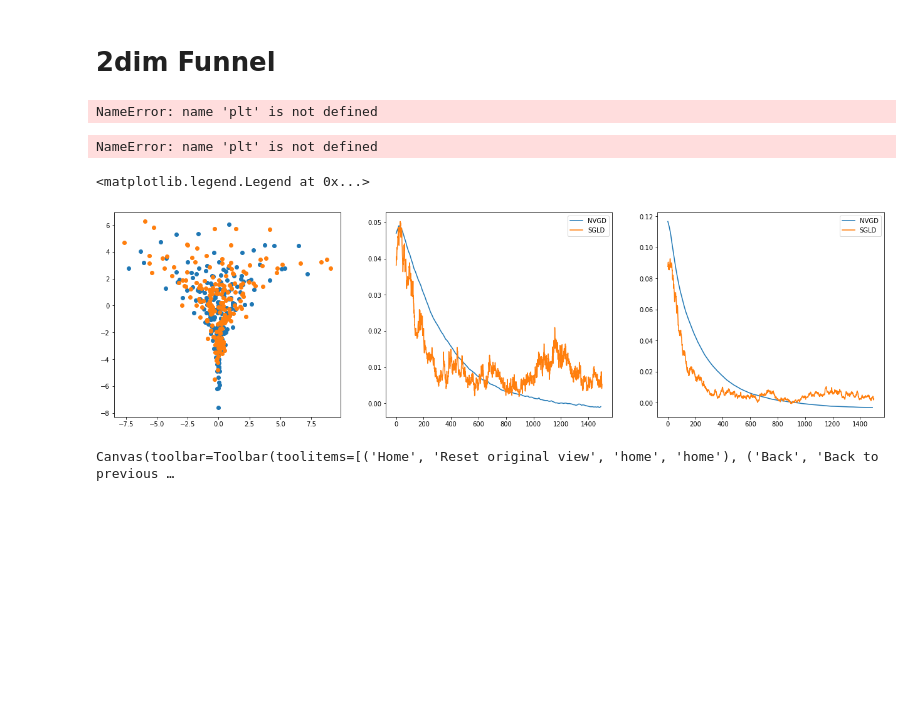
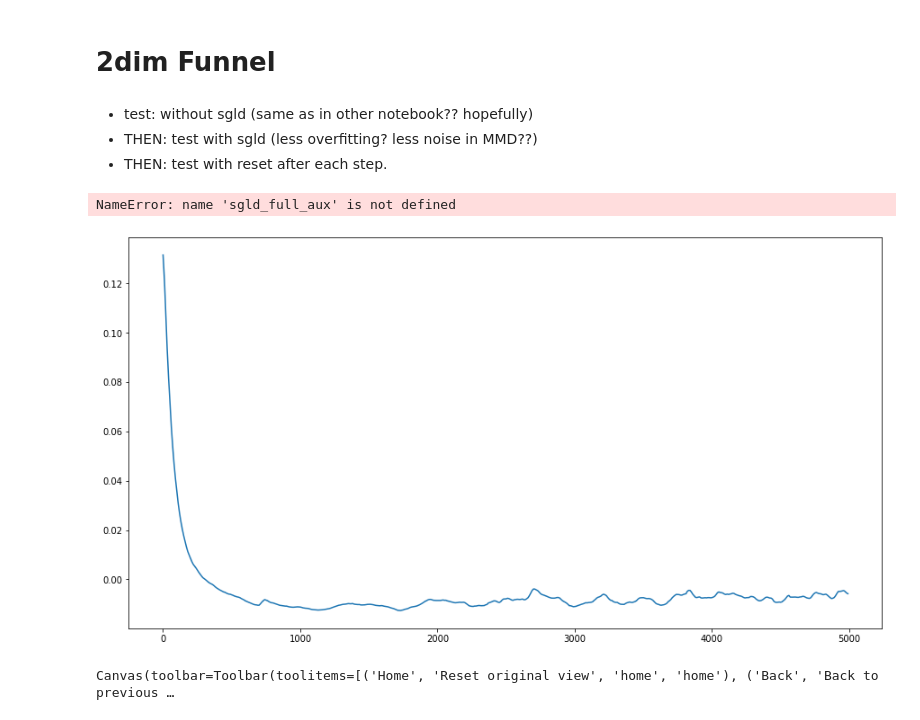
Before and after one commit to ratschlab/projects-2020-Neural-SVGD, a Jupyter notebook: notebooks/experiments/nvgd-sgld-combi.ipynb, the cells around one changed output. Saved outputs shown, nothing was run; the diff lists cells and outputs as text; code cells hidden in the pictures; blank space fills up the shorter version.

```diff
--- a/notebooks/experiments/nvgd-sgld-combi.ipynb
+++ b/notebooks/experiments/nvgd-sgld-combi.ipynb
@@ -52,11 +52,10 @@ WARNING:absl:No GPU/TPU found, falling back to CPU. (Set TF_CPP_MIN_LOG_LEVEL=0
 STEP_SIZE = 1e-2
 META_LEARNING_RATE = 1e-4
 d = 2
-PATIENCE = -1
-# PATIENCE = 15 # try this
-NUM_SAMPLES = 200
-MAX_TRAIN_STEPS = 100
-NUM_ITER = 1500
+PATIENCE = 15
+NUM_SAMPLES = 100
+MAX_TRAIN_STEPS = 50
+NUM_ITER = 5000
 # %%
 target = distributions.Funnel(d)
 proposal = distributions.Gaussian(np.zeros(d), np.ones(d))
@@ -79,9 +78,9 @@ neural_grad = models.SDLearner(target_dim=init_particles.shape[1],
                                key=subkey1,
                                sizes=[32, 32, init_particles.shape[1]],
                                aux=False,
-                               use_hutchinson=True,
+                               use_hutchinson=False,
                                patience=PATIENCE,
-                               dropout=True)
+                               dropout=False)
 
 particles = models.Particles(subkey2,
                              neural_grad.gradient,
@@ -122,6 +121,10 @@ def sgld_full_step(particles, dlogp, sgld_full_state):
     }
     aux.update(compute_metrics(particles))
     return particles, sgld_state, aux
+# %% [markdown]
+* test: without sgld (same as in other notebook?? hopefully)
+* THEN: test with sgld (less overfitting? less noise in MMD??)
+* THEN: test with reset after each step.
 # %%
 sgld_aux = {}
 for step_counter in tqdm(range(NUM_ITER)):
@@ -139,6 +142,17 @@ for step_counter in tqdm(range(NUM_ITER)):
 
 # neural_grad.done()
 # particles.done()
+# %%
+%matplotlib inline
+plt.subplots(figsize=[15, 8])
+
+typ = "funnel_mmd"
+plt.plot(*zip(*particles.rundata[typ]), label="NVGD")
+plt.plot(sgld_full_aux[typ], label="SGLD")
+plt.legend()
+# %% [output]
+NameError: name 'sgld_full_aux' is not defined
+[figure, added]
 # %%
 %matplotlib inline
 fig, axs = plt.subplots(2, 1, figsize = [8,8])
@@ -152,8 +166,6 @@ ax.legend()
 ax = axs[1]
 ax.plot(neural_grad.rundata["training_loss"])
 ax.plot(neural_grad.rundata["validation_loss"])
-# %% [output]
-NameError: name 'plt' is not defined
 # %%
 # generate markings based on num_steps
 %matplotlib inline
@@ -169,8 +181,6 @@ print(f"step {marker_a} to step {marker_b}.")
 ax.plot(neural_grad.rundata["training_loss"][a:b], "--.")
 ax.plot(neural_grad.rundata["validation_loss"][a:b], "--.")
 ax.scatter(markings[marker_a:marker_b] - a, onp.zeros(marker_b - marker_a), color="black")
-# %% [output]
-NameError: name 'plt' is not defined
 # %%
 # just sgld
 sgld_particles = init_particles
@@ -204,6 +214,3 @@ typ = "rbf_mmd"
 ax.plot(*zip(*particles.rundata[typ]), label="NVGD")
 ax.plot(sgld_full_aux[typ], label="SGLD")
 ax.legend()
-# %% [output]
-<matplotlib.legend.Legend at 0x...>
-[figure, removed]
```
Also changed, not shown: parts of 1 cell of this notebook, 2 other files.
